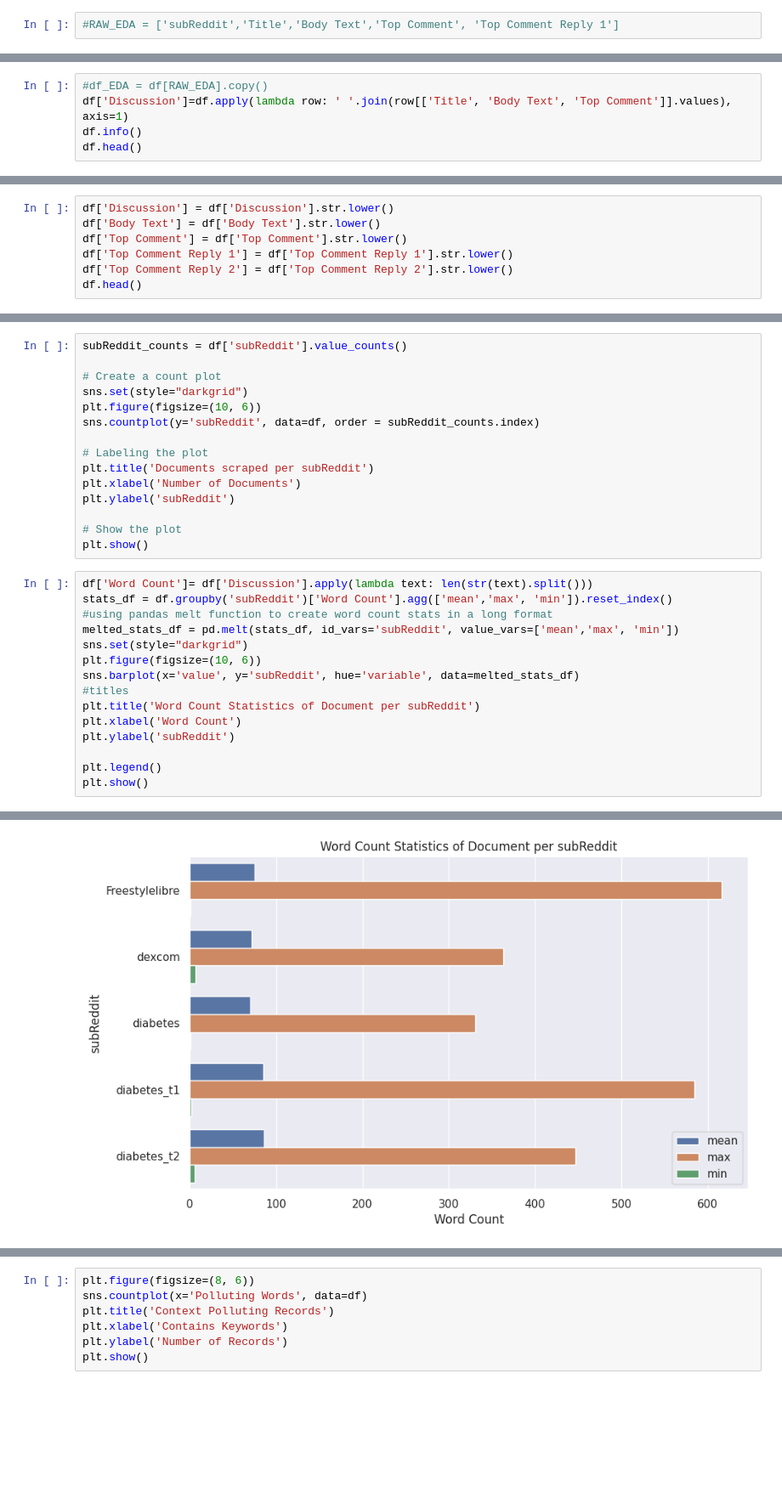
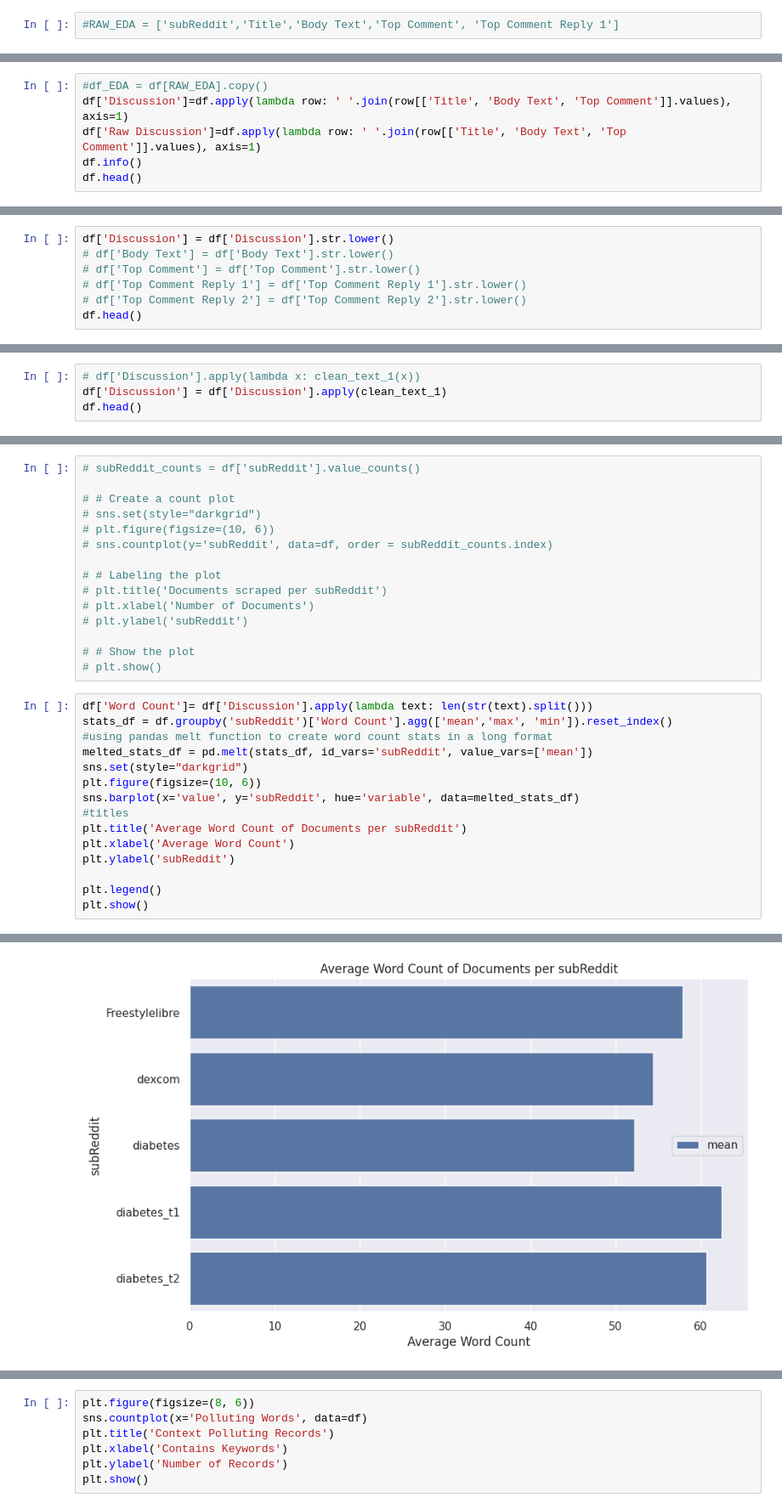
Before and after one commit to farid-hamid/FinalYearProjectFH, a Jupyter notebook: subReddit_Data_EDA.ipynb, the cells around one changed output, grey strips where cells are left out. Shown at 85% size. Cells and saved outputs as stored; diff of their text form; blank space fills up the shorter version.

```diff
--- a/subReddit_Data_EDA.ipynb
+++ b/subReddit_Data_EDA.ipynb
@@ -51,6 +64,7 @@ df.fillna('',inplace=True)
 # %%
 #df_EDA = df[RAW_EDA].copy()
 df['Discussion']=df.apply(lambda row: ' '.join(row[['Title', 'Body Text', 'Top Comment']].values), axis=1)
+df['Raw Discussion']=df.apply(lambda row: ' '.join(row[['Title', 'Body Text', 'Top Comment']].values), axis=1)
 df.info()
 df.head()
 # %% [output]
@@ -80,10 +95,10 @@ memory usage: 103.2+ KB
 | 4 | diabetes_t2 | 2023-12-07 00:00:00 | 2023-12-07 16:34:00 | Confused by GMI on Libre 3 | I'm finding myself confused by th... |  |  | ... |
 # %%
 df['Discussion'] = df['Discussion'].str.lower()
-df['Body Text'] = df['Body Text'].str.lower()
-df['Top Comment'] = df['Top Comment'].str.lower()
-df['Top Comment Reply 1'] = df['Top Comment Reply 1'].str.lower()
-df['Top Comment Reply 2'] = df['Top Comment Reply 2'].str.lower()
+# df['Body Text'] = df['Body Text'].str.lower()
+# df['Top Comment'] = df['Top Comment'].str.lower()
+# df['Top Comment Reply 1'] = df['Top Comment Reply 1'].str.lower()
+# df['Top Comment Reply 2'] = df['Top Comment Reply 2'].str.lower()
 df.head()
 # %% [output]
 |  | subReddit | Date | Datetime | Title | Body Text | Top Comment | Top Comment Reply 1 | ... |
@@ -94,0 +124,4 @@ df.head()
+# %%
+# df['Discussion'].apply(lambda x: clean_text_1(x))
+df['Discussion'] = df['Discussion'].apply(clean_text_1)
+df.head()
@@ -176,31 +242,31 @@ plt.show()
 # %% [output]
 [figure]
 # %%
-subReddit_counts = df['subReddit'].value_counts()
+# subReddit_counts = df['subReddit'].value_counts()
 
-# Create a count plot
-sns.set(style="darkgrid")
-plt.figure(figsize=(10, 6))
-sns.countplot(y='subReddit', data=df, order = subReddit_counts.index)
+# # Create a count plot
+# sns.set(style="darkgrid")
+# plt.figure(figsize=(10, 6))
+# sns.countplot(y='subReddit', data=df, order = subReddit_counts.index)
 
-# Labeling the plot
-plt.title('Documents scraped per subReddit')
-plt.xlabel('Number of Documents')
-plt.ylabel('subReddit')
+# # Labeling the plot
+# plt.title('Documents scraped per subReddit')
+# plt.xlabel('Number of Documents')
+# plt.ylabel('subReddit')
 
-# Show the plot
-plt.show()
+# # Show the plot
+# plt.show()
 # %%
 df['Word Count']= df['Discussion'].apply(lambda text: len(str(text).split()))
 stats_df = df.groupby('subReddit')['Word Count'].agg(['mean','max', 'min']).reset_index()
 #using pandas melt function to create word count stats in a long format
-melted_stats_df = pd.melt(stats_df, id_vars='subReddit', value_vars=['mean','max', 'min'])
+melted_stats_df = pd.melt(stats_df, id_vars='subReddit', value_vars=['mean'])
 sns.set(style="darkgrid")
 plt.figure(figsize=(10, 6))
 sns.barplot(x='value', y='subReddit', hue='variable', data=melted_stats_df)
 #titles
-plt.title('Word Count Statistics of Document per subReddit')
-plt.xlabel('Word Count')
+plt.title('Average Word Count of Documents per subReddit')
+plt.xlabel('Average Word Count')
 plt.ylabel('subReddit')
 
 plt.legend()
@@ -209,2 +280,2 @@ plt.show()
-[figure, old version]
+[figure, new version]
 # %%
```
Also changed, not shown: parts of 23 cells of this notebook.
